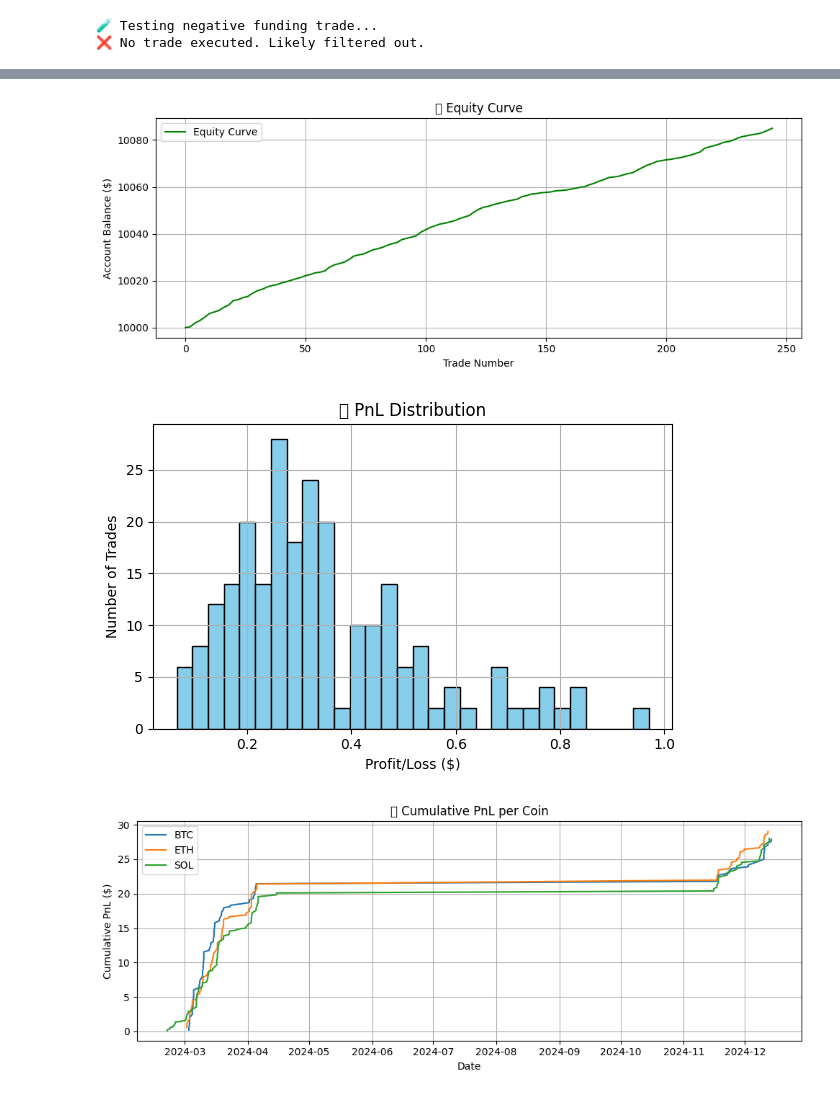
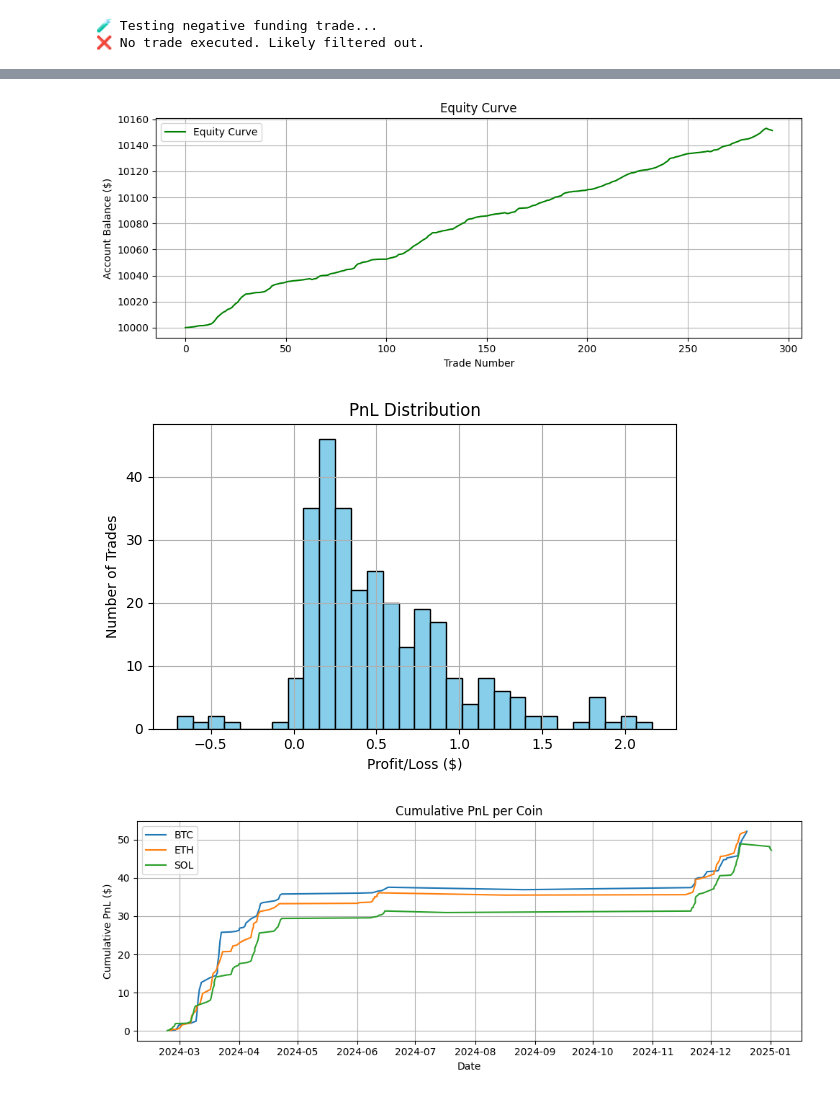
Before and after one commit to Lim-Rong-Jun/Btech-Trading-Bot, a Jupyter notebook: Funding_Rate_Arbitrage_Bot/Arbi_bot_part_3.ipynb, the cells around one changed output, grey strips where cells are left out. Cells and saved outputs as stored; diff of their text form; code cells hidden in the pictures.

```diff
--- a/Funding_Rate_Arbitrage_Bot/Arbi_bot_part_3.ipynb
+++ b/Funding_Rate_Arbitrage_Bot/Arbi_bot_part_3.ipynb
@@ -5837,16 +5837,16 @@ from decimal import Decimal, ROUND_DOWN
 import matplotlib.pyplot as plt
 
 # === Load datasets ===
-btc_df = pd.read_csv("dataset/binance_btcusdt_data_2025-03-20.csv")
-eth_df = pd.read_csv("dataset/binance_ethusdt_data_2025-03-19.csv")
-sol_df = pd.read_csv("dataset/binance_solusdt_data_2025-03-20.csv")
+btc_df = pd.read_csv("dataset/binance_btcusdt_data_2025-03-20.csv").drop_duplicates(subset='timestamp', keep='first')
+eth_df = pd.read_csv("dataset/binance_ethusdt_data_2025-03-19.csv").drop_duplicates(subset='timestamp', keep='first')
+sol_df = pd.read_csv("dataset/binance_solusdt_data_2025-03-20.csv").drop_duplicates(subset='timestamp', keep='first')
 
 # === Ensure funding_rate is float ===
 for df in [btc_df, eth_df, sol_df]:
     df['funding_rate'] = pd.to_numeric(df['funding_rate'], errors='coerce')
 
 # === Parameters ===
-base_funding_rate = 0.0003
+base_funding_rate = 0.0001
 base_trade_size = 0.01
 max_trade_size = 0.40
 max_open_positions = 10
@@ -5860,7 +5860,7 @@ futures_taker_fee = 0.0004
 use_taker = True  # Toggle taker or maker fee
 
 funding_interval = 8
-base_holding_hours = 120
+base_holding_hours = 248
 risk_per_trade_pct = 0.01
 initial_balance = 10000
 
@@ -6022,7 +6022,7 @@ for pnl in all_pnls:
 
 plt.figure(figsize=(10, 4))
 plt.plot(equity_curve, label='Equity Curve', color='green')
-plt.title("📈 Equity Curve")
+plt.title("Equity Curve")
 plt.xlabel("Trade Number")
 plt.ylabel("Account Balance ($)")
 plt.grid(True)
@@ -6032,7 +6032,7 @@ plt.show()
 
 plt.figure(figsize=(6, 4))
 plt.hist(all_pnls, bins=30, color='skyblue', edgecolor='black')
-plt.title("💰 PnL Distribution")
+plt.title("PnL Distribution")
 plt.xlabel("Profit/Loss ($)")
 plt.ylabel("Number of Trades")
 plt.grid(True)
@@ -6046,13 +6046,43 @@ for coin in trade_logs:
         df['cumulative_pnl'] = df['total_pnl'].cumsum()
         plt.plot(df['exit_time'], df['cumulative_pnl'], label=coin)
 
-plt.title("📊 Cumulative PnL per Coin")
+plt.title("Cumulative PnL per Coin")
 plt.xlabel("Date")
 plt.ylabel("Cumulative PnL ($)")
 plt.grid(True)
 plt.legend()
 plt.tight_layout()
 plt.show()
+
+ # === Trade Size Distribution ===
+sizes = []
+for coin in trade_logs:
+    for trade in trade_logs[coin]:
+        sizes.append(trade['trade_size'])
+
+plt.figure(figsize=(8, 4))
+plt.hist(sizes, bins=30, color='teal', edgecolor='black')
+plt.title("Trade Size Distribution")
+plt.xlabel("Trade Size (in units)")
+plt.ylabel("Number of Trades")
+plt.grid(True)
+plt.tight_layout()
+plt.show()
+
+# === Trade Duration Histogram ===
+durations = []
+for coin in trade_logs:
+    for trade in trade_logs[coin]:
+        durations.append(trade['hours_held'])
+
+plt.figure(figsize=(8, 4))
+plt.hist(durations, bins=20, color='gold', edgecolor='black')
+plt.title("Trade Duration Distribution")
+plt.xlabel("Duration Held (hours)")
+plt.ylabel("Number of Trades")
+plt.grid(True)
+plt.tight_layout()
+plt.show()
 # %% [output]
 🚀 Running for BTC...
 
@@ -6074,3 +6104,3 @@ Profit Factor: inf
-[figure, old version]
+[figure, new version]
-[figure, old version]
+[figure, new version]
-[figure, old version]
+[figure, new version]
```
Also changed, not shown: parts of 2 cells of this notebook, 5 other files.
